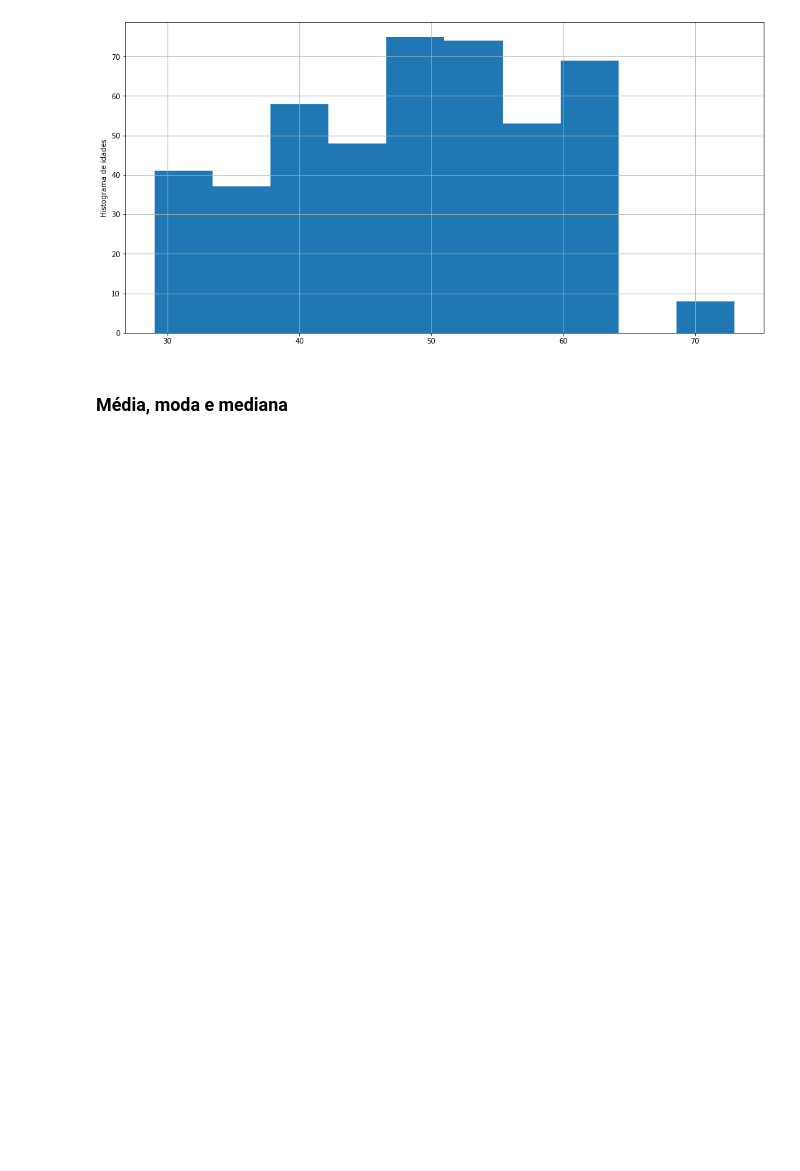
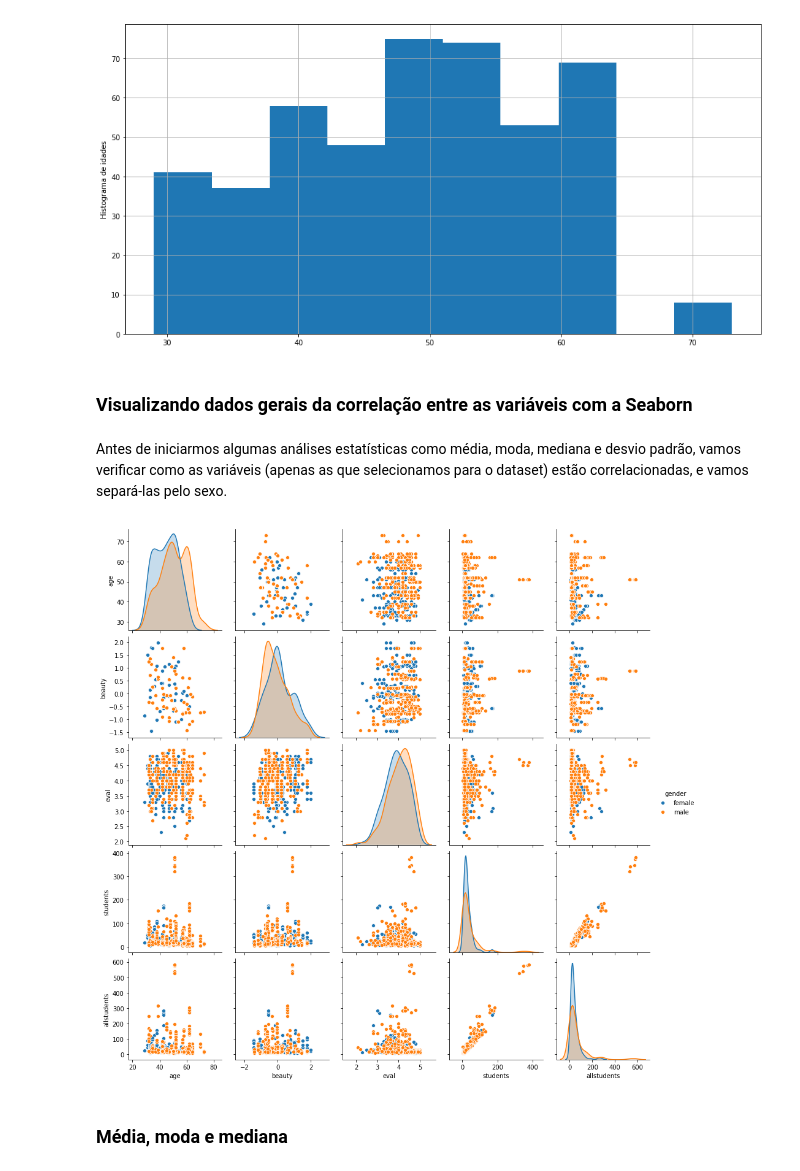
Before and after one commit to vhnegrisoli/ibm-statistics, a Jupyter notebook: 01 - Statistics - Importando dados, média, moda, mediana, desvio padrão e agrupamento.ipynb, the cells around one changed output. Saved outputs shown, nothing was run; the diff lists cells and outputs as text; code cells hidden in the pictures; blank space fills up the shorter version.

Commit message:
Finaliza primeiro notebook e adiciona análises com a Seaborn

```diff
--- a/01 - Statistics - Importando dados, média, moda, mediana, desvio padrão e agrupamento.ipynb
+++ b/01 - Statistics - Importando dados, média, moda, mediana, desvio padrão e agrupamento.ipynb
@@ -92,6 +105,15 @@ dados.age.hist()
 configurar_plot('', '', 'Histograma de idades', 16, 8)
 # %% [output]
 [figure]
+# %% [markdown]
+### Visualizando dados gerais da correlação entre as variáveis com a Seaborn
+# %% [markdown]
+Antes de iniciarmos algumas análises estatísticas como média, moda, mediana e desvio padrão, vamos verificar como as variáveis (apenas as que selecionamos para o dataset) estão correlacionadas, e vamos separá-las pelo sexo.
+# %%
+sns.pairplot(dados, hue = "gender", height = 2.5)
+plt.show()
+# %% [output]
+[figure, added]
 # %% [markdown]
 ### Média, moda e mediana
 # %% [markdown]
```
Also changed, not shown: parts of 12 cells of this notebook, 2 other files.
